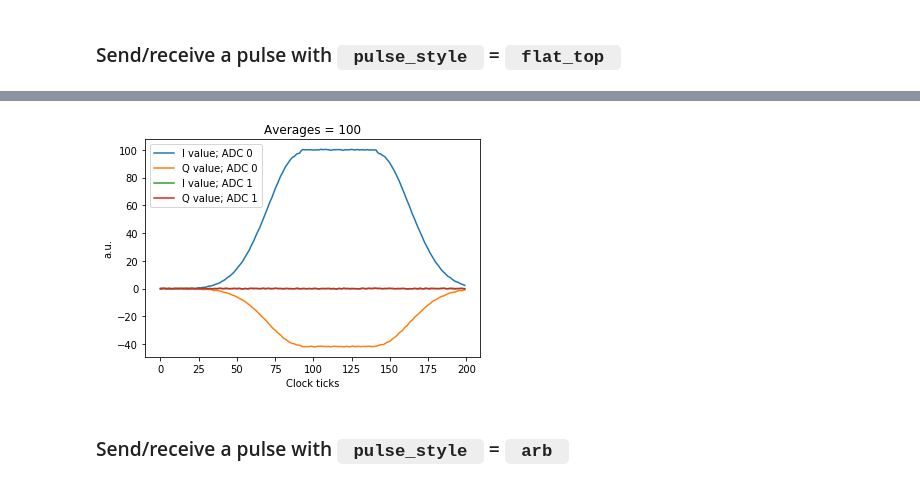
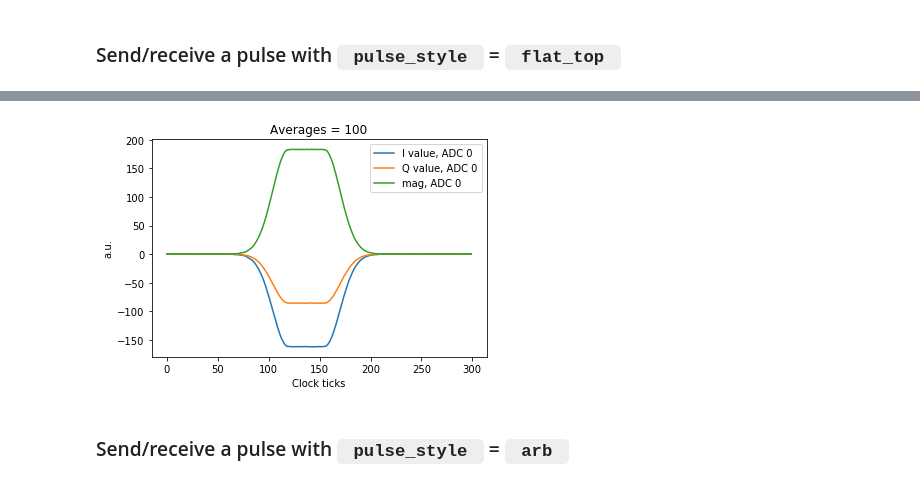
Before and after one commit to openquantumhardware/qick, a Jupyter notebook: qick_demos/00_Send_receive_pulse.ipynb, the cells around one changed output, grey strips where cells are left out. Saved outputs shown, nothing was run; the diff lists cells and outputs as text; code cells hidden in the pictures.

```diff
--- a/qick_demos/00_Send_receive_pulse.ipynb
+++ b/qick_demos/00_Send_receive_pulse.ipynb
@@ -75,16 +137,17 @@ class LoopbackProgram(AveragerProgram):
 # %% [markdown]
 ### Send/receive a pulse with <code> pulse_style </code> = <code> const </code>
 # %%
-config={"res_ch":7, # --Fixed
+config={"res_ch":6, # --Fixed
+        "ro_chs":[0], # --Fixed
         "reps":1, # --Fixed
-        "relax_delay":1, # --Fixed
-        "res_phase":0, # --Fixed
+        "relax_delay":1.0, # --us
+        "res_phase":0, # --degrees
         "pulse_style": "const", # --Fixed
 
         "length":20, # [Clock ticks]
         # Try varying length from 10-100 clock ticks
 
-        "readout_length":200, # [Clock ticks]
+        "readout_length":100, # [Clock ticks]
         # Try varying readout_length from 50-1000 clock ticks
 
         "pulse_gain":3000, # [DAC units]
@@ -95,7 +158,7 @@ config={"res_ch":7, # --Fixed
         # components in the I/Q traces below. But since the signal gain depends on frequency,
         # if you lower pulse_freq you will see an increased gain.
 
-        "adc_trig_offset": 100, # [Clock ticks]
+        "adc_trig_offset": 150, # [Clock ticks]
         # Try varying adc_trig_offset from 100 to 220 clock ticks
 
         "soft_avgs":100
@@ -108,4 +171,4 @@ config={"res_ch":7, # --Fixed
 ###################
 
 prog =LoopbackProgram(soccfg, config)
-iq0, iq1 = prog.acquire_decimated(soc, load_pulses=True, progress=True, debug=False)
+iq_list = prog.acquire_decimated(soc, load_pulses=True, progress=True, debug=False)
@@ -114,10 +175,10 @@ iq0, iq1 = prog.acquire_decimated(soc, load_pulses=True, progress=True, debug=Fa
 # %%
 # Plot results.
 plt.figure(1)
-plt.plot(iq0[0], label="I value; ADC 0")
-plt.plot(iq0[1], label="Q value; ADC 0")
-# plt.plot(iq1[0], label="I value; ADC 1")
-# plt.plot(iq1[1], label="Q value; ADC 1")
+for ii, iq in enumerate(iq_list):
+    plt.plot(iq[0], label="I value, ADC %d"%(config['ro_chs'][ii]))
+    plt.plot(iq[1], label="Q value, ADC %d"%(config['ro_chs'][ii]))
+    plt.plot(np.abs(iq[0]+1j*iq[1]), label="mag, ADC %d"%(config['ro_chs'][ii]))
 plt.ylabel("a.u.")
 plt.xlabel("Clock ticks")
 plt.title("Averages = " + str(config["soft_avgs"]))
@@ -128,17 +245,18 @@ plt.savefig("images/Send_recieve_pulse_const.pdf", dpi=350)
 # %% [markdown]
 ### Send/receive a pulse with <code> pulse_style </code> = <code> flat_top </code>
 # %%
-config={"res_ch":7, # --Fixed
+config={"res_ch":6, # --Fixed
+        "ro_chs":[0], # --Fixed
         "reps":1, # --Fixed
-        "relax_delay":1, # --Fixed
-        "res_phase":0, # --Fixed
+        "relax_delay":1.0, # --us
+        "res_phase":0, # --degrees
         "pulse_style": "flat_top", # --Fixed
         "length": 50, # [Clock ticks]
         # Try varying  length from 10-100 clock ticks
         "sigma": 30, # [Clock ticks]
         # Try varying sigma from 10-50 clock ticks
 
-        "readout_length":200, # [Clock ticks]
+        "readout_length":300, # [Clock ticks]
         # Try varying readout_length from 50-1000 clock ticks
 
         "pulse_gain":5000, # [DAC units]
@@ -156,13 +274,10 @@ config={"res_ch":7, # --Fixed
         # Try varying soft_avgs from 1 to 200 averages
 
        }
-config["idata"] = gauss(mu=config["sigma"]*16*5/2,si=config["sigma"]*16,length=5*config["sigma"]*16,maxv=32000)
-# Try varying idata to be an arbitrary numpy array of your choosing!
-# The first half of idata ramps up the flat_top pulse, the second half ramps down the flat_top pulse
 
 ###################
 # Try it yourself !
 ###################
 
 prog =LoopbackProgram(soccfg, config)
-iq0, iq1 = prog.acquire_decimated(soc, load_pulses=True, progress=True, debug=False)
+iq_list = prog.acquire_decimated(soc, load_pulses=True, progress=True, debug=False)
@@ -171,17 +284,17 @@ iq0, iq1 = prog.acquire_decimated(soc, load_pulses=True, progress=True, debug=Fa
 # %%
 # Plot results.
 plt.figure(1)
-plt.plot(iq0[0], label="I value; ADC 0")
-plt.plot(iq0[1], label="Q value; ADC 0")
-plt.plot(iq1[0], label="I value; ADC 1")
-plt.plot(iq1[1], label="Q value; ADC 1")
+for ii, iq in enumerate(iq_list):
+    plt.plot(iq[0], label="I value, ADC %d"%(config['ro_chs'][ii]))
+    plt.plot(iq[1], label="Q value, ADC %d"%(config['ro_chs'][ii]))
+    plt.plot(np.abs(iq[0]+1j*iq[1]), label="mag, ADC %d"%(config['ro_chs'][ii]))
 plt.ylabel("a.u.")
 plt.xlabel("Clock ticks")
 plt.title("Averages = " + str(config["soft_avgs"]))
 plt.legend()
 plt.savefig("images/Send_recieve_pulse_flattop.pdf", dpi=350)
 # %% [output]
-[figure, old version]
+[figure, new version]
 # %% [markdown]
 ### Send/receive a pulse with <code> pulse_style </code> = <code> arb </code>
 # %%
```
Also changed, not shown: parts of 18 cells of this notebook, 5 other files.
